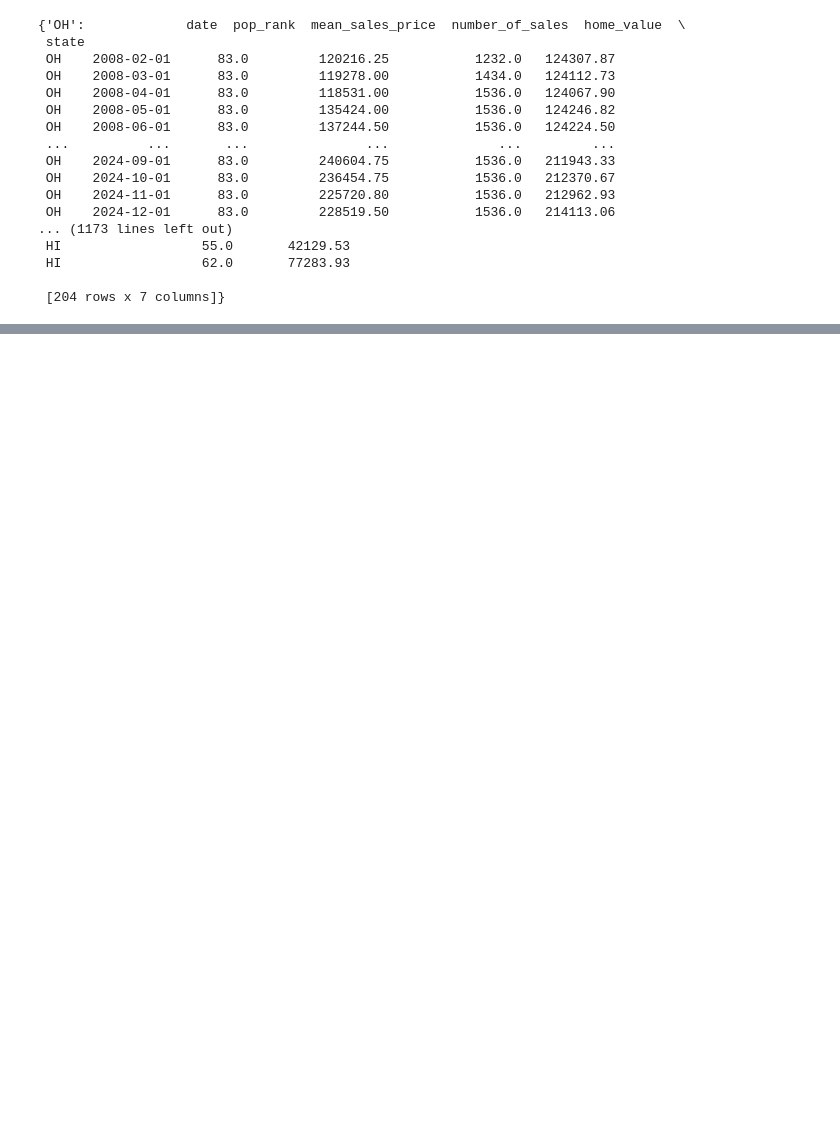
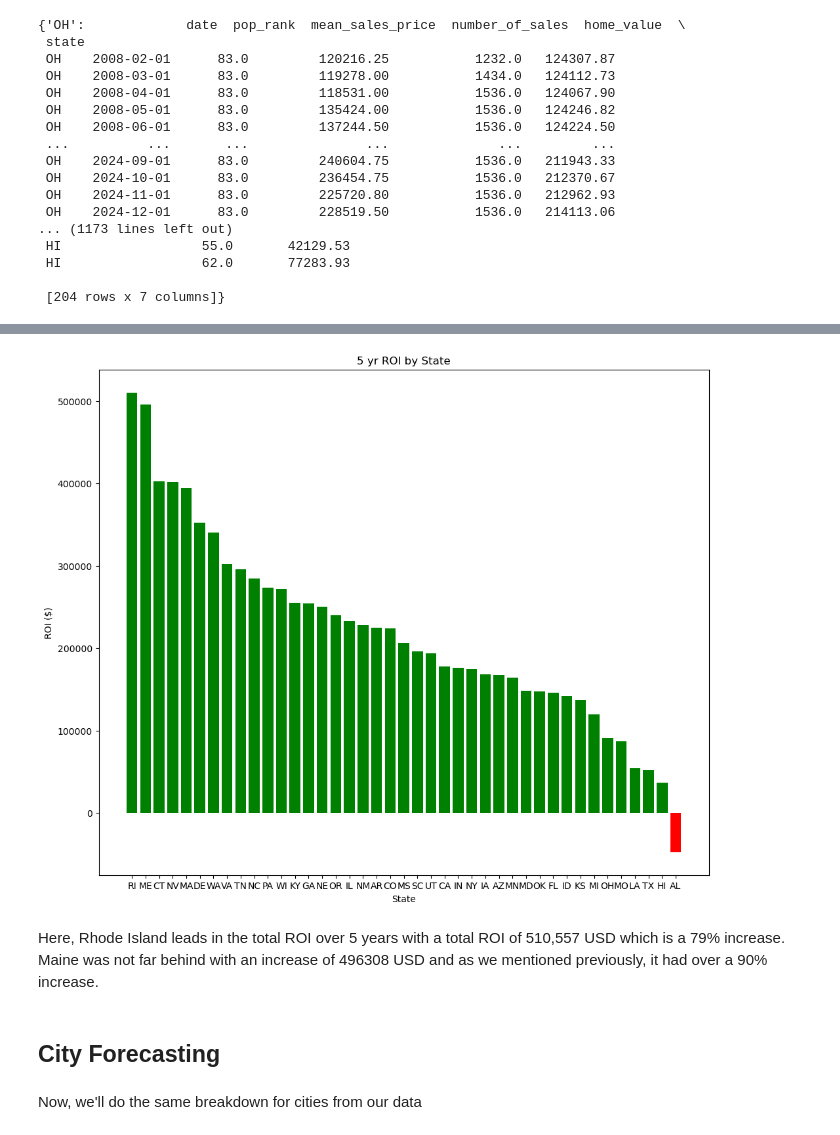
Before and after one commit to tcarlon94/Capstone_2_Real_estate, a Jupyter notebook: Preprocessing_training.ipynb, the cells around one changed output, grey strips where cells are left out. Drawn from its saved outputs; the diff is of its cells as text; code cells hidden in the pictures; blank space fills up the shorter version.

```diff
--- a/Preprocessing_training.ipynb
+++ b/Preprocessing_training.ipynb
@@ -1079,0 +1101,3 @@ Our model results in New Mexico having the highest average home price in 2030 at
+# %%
+state_roi = state_roi.sort_values('ROI', ascending=False)
+state_roi
@@ -1079,0 +1122,15 @@ Our model results in New Mexico having the highest average home price in 2030 at
+# %%
+fig, ax = plt.subplots(figsize=(12, 10))
+plt.bar(state_roi.index, state_roi.ROI, color=color_chart(state_roi['ROI']))
+plt.xlabel('State')
+plt.ylabel('ROI ($)')
+plt.title('5 yr ROI by State')
+plt.show()
+# %% [output]
+[figure, added]
+# %% [markdown]
+Here, Rhode Island leads in the total ROI over 5 years with a total ROI of 510,557 USD which is a 79% increase. Maine was not far behind with an increase of 496308 USD and as we mentioned previously, it had over a 90% increase.
+# %% [markdown]
+<h2>City Forecasting</h2>
+# %% [markdown]
+Now, we'll do the same breakdown for cities from our data
```
Also changed, not shown: parts of 99 cells of this notebook, 1 other file.
